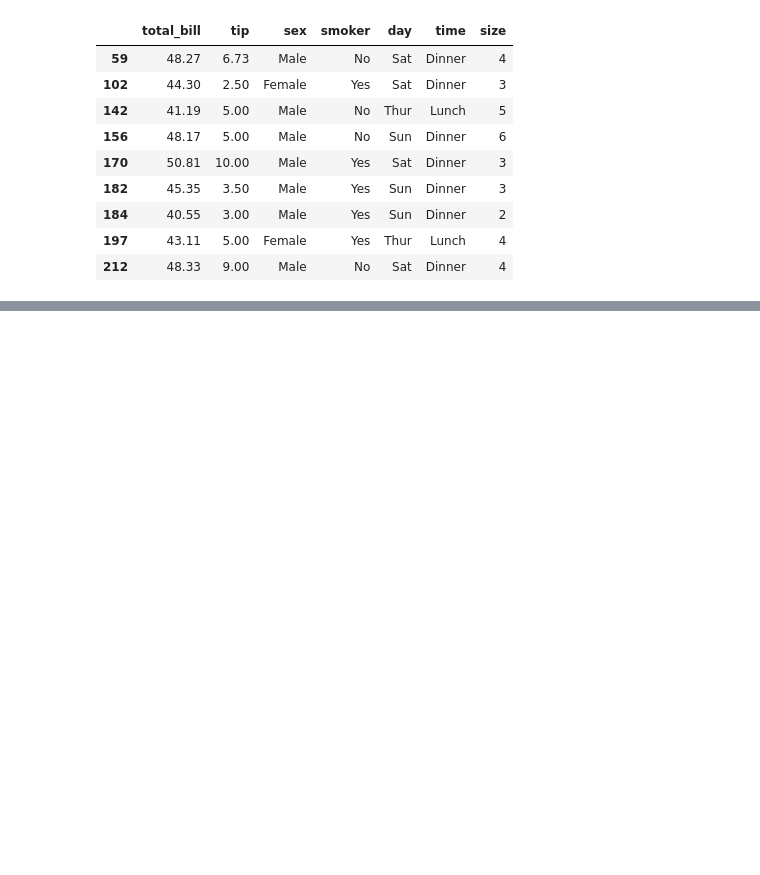
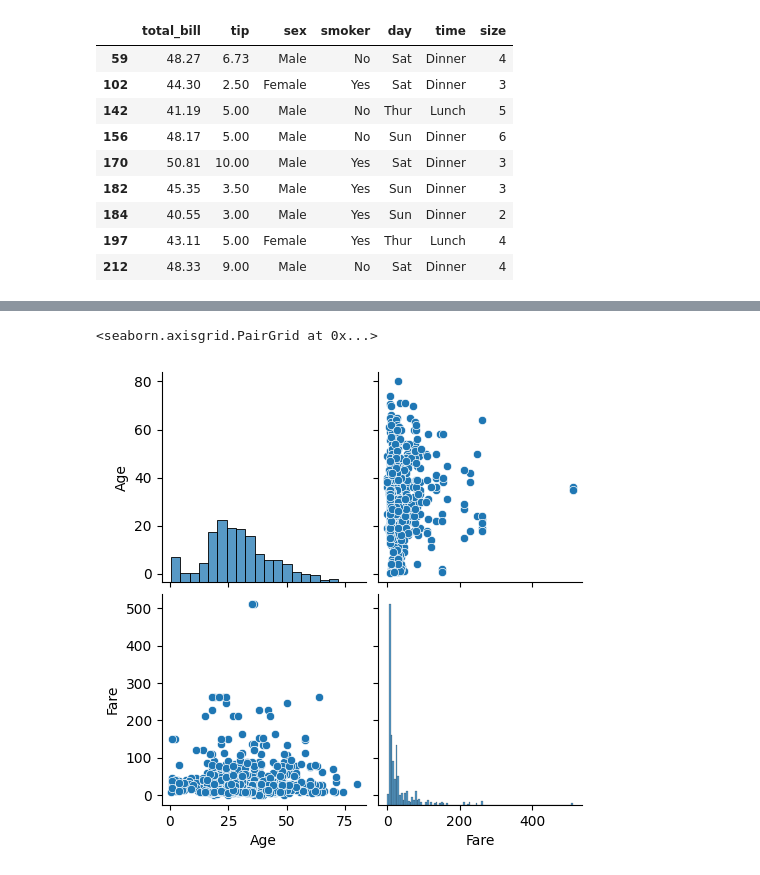
Before and after one commit to Joy-9707/sparta_practice, a Jupyter notebook: eda.ipynb, the cells around one changed output, grey strips where cells are left out. Cells and saved outputs as stored; diff of their text form; code cells hidden in the pictures; blank space fills up the shorter version.

```diff
--- a/eda.ipynb
+++ b/eda.ipynb
@@ -164,0 +297,2 @@ tips_df[cond2]
+# %%
+titanic_df['Age_si_mean'] = si.transform(titanic_df[['Age']])
@@ -164,0 +347,6 @@ tips_df[cond2]
+# %%
+from sklearn.preprocessing import LabelEncoder, OneHotEncoder
+le = LabelEncoder()
+oe = OneHotEncoder()
+# %%
+le.fit(titanic_df[['Sex']])
@@ -164,0 +359,2 @@ tips_df[cond2]
+# %%
+titanic_df['Sex_le'] = le.transform(titanic_df[['Sex']])
@@ -164,0 +420,6 @@ tips_df[cond2]
+# %%
+import seaborn as sns
+sns.pairplot(titanic_df[['Age', 'Fare']])
+# %% [output]
+<seaborn.axisgrid.PairGrid at 0x...>
+[figure, added]
```
Also changed, not shown: parts of 36 cells of this notebook, 2 other files.
